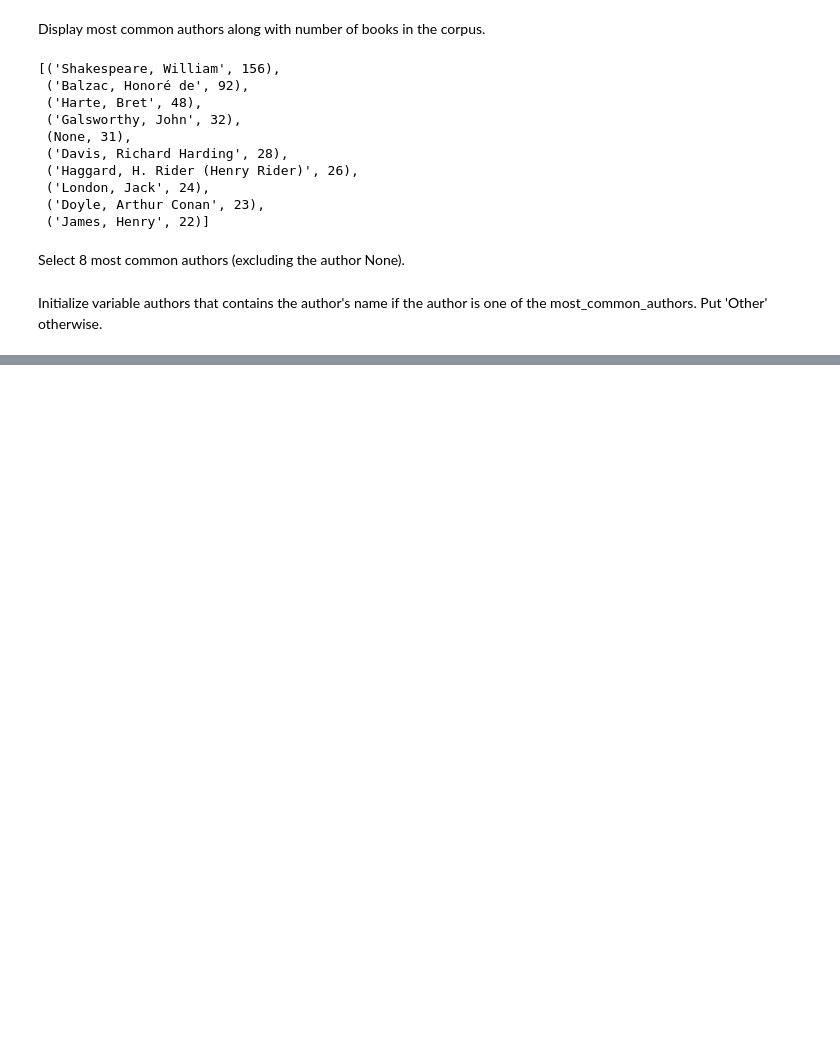
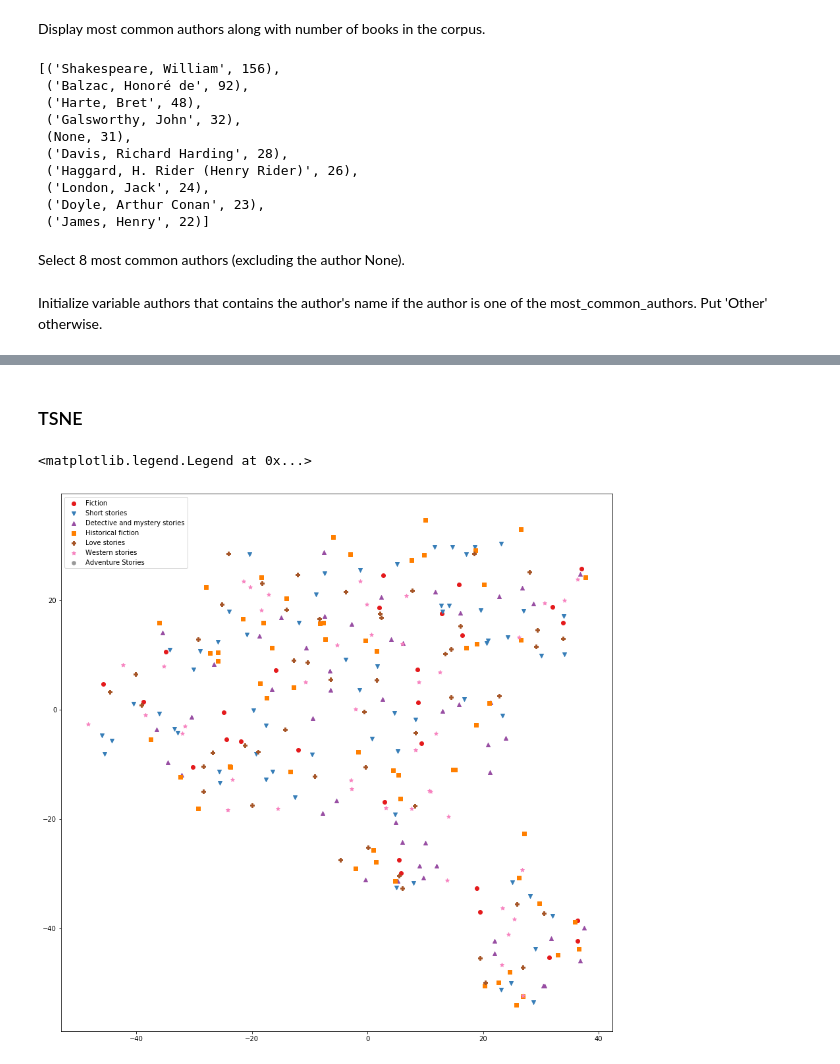
Before and after one commit to hobil/book-genres-prediction, a Jupyter notebook: notebooks/doc2vec_prototype.ipynb, the cells around one changed output, grey strips where cells are left out. Cells and saved outputs as stored; diff of their text form; code cells hidden in the pictures; blank space fills up the shorter version.

```diff
--- a/notebooks/doc2vec_prototype.ipynb
+++ b/notebooks/doc2vec_prototype.ipynb
@@ -218,0 +324,15 @@ ax.legend()
+# %% [markdown]
+### TSNE
+# %%
+fig, ax = plt.subplots(1, 1, figsize=(15,15))
+
+for genre,(color, marker) in genre_color_marker_dict.items():
+    x = docvecs_tsne[genres == genre, 0]
+    y = docvecs_tsne[genres == genre, 1]
+    alpha = 1
+    ax.scatter(x, y, label=genre, c=color, marker=marker, alpha=alpha)
+
+ax.legend()
+# %% [output]
+<matplotlib.legend.Legend at 0x...>
+[figure, added]
```
Also changed, not shown: parts of 42 cells of this notebook, 1 other file.
